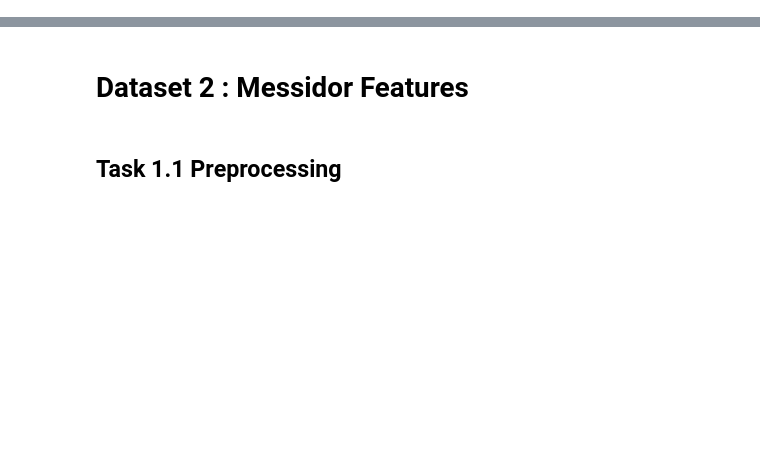
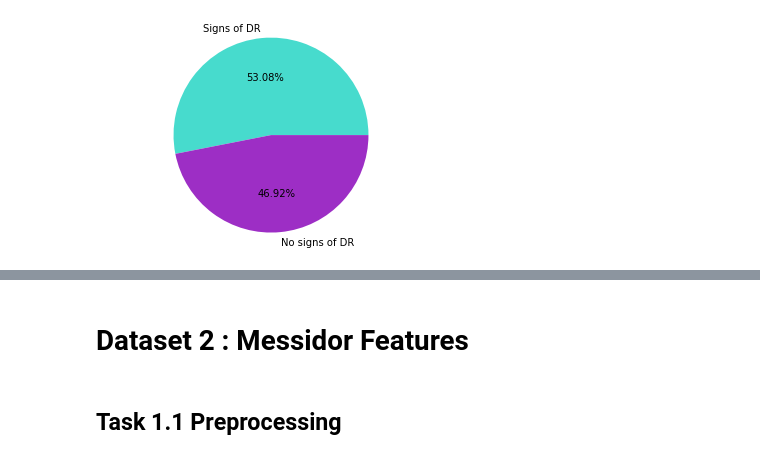
Before and after one commit to acollin19/comp551, a Jupyter notebook: assignment1_group_24.ipynb, the cells around one changed output, grey strips where cells are left out. Cells and saved outputs as stored; diff of their text form; code cells hidden in the pictures; blank space fills up the shorter version.

```diff
--- a/assignment1_group_24.ipynb
+++ b/assignment1_group_24.ipynb
@@ -155,0 +79,11 @@ Testing Accuracy: 0.7916666666666666
+# %%
+data = arff.loadarff('messidor_features.arff')
+diabetic = pd.DataFrame(data[0])
+diabetic.to_csv(index=False)
+diabetic = diabetic[(diabetic != '?').all(axis=1)]
+diabetic = diabetic.dropna().reset_index(drop=True)
+diabetic = diabetic.apply(pd.to_numeric)
+diabetic.columns = ["QUALITY", "PRESCREENING", "MA_1", "MA_2", "MA_3", "MA_4", "MA_5", "MA_6",
+                    "EXUDATES_8", "EXUDATES_9", "EXUDATES_10", "EXUDATES_11", "EXUDATES_12", "EXUDATES_13", "EXUDATES_14", "EXUDATES_15",
+                    "EUCLIDEAN_DIST", "OPTIC_DISC_DIAM", "AM_FM", "CLASS"]
+diabetic.head()
@@ -155,0 +97,5 @@ Testing Accuracy: 0.7916666666666666
+# %%
+# Messidor features dataset
+X_diabetic = diabetic.iloc[:,:-1].values # x -> features (0-18)
+y_diabetic = diabetic.iloc[:,-1].values # y -> class label (19)
+display(X_diabetic)
@@ -155,0 +128,10 @@ Testing Accuracy: 0.7916666666666666
+# %%
+# Positive vs. Negative Examples for Messidor Dataset
+
+diab_pos = np.sum(y_diabetic == 1)/y_diabetic.shape[0]
+
+plt.pie([diab_pos, 1-diab_pos], labels=['Signs of DR', 'No signs of DR'], colors=["#47DBCD", "#9D2EC5"], autopct='%1.2f%%')
+plt.axis('equal')
+plt.show()
+# %% [output]
+[figure, added]
```
Also changed, not shown: parts of 71 cells of this notebook.
